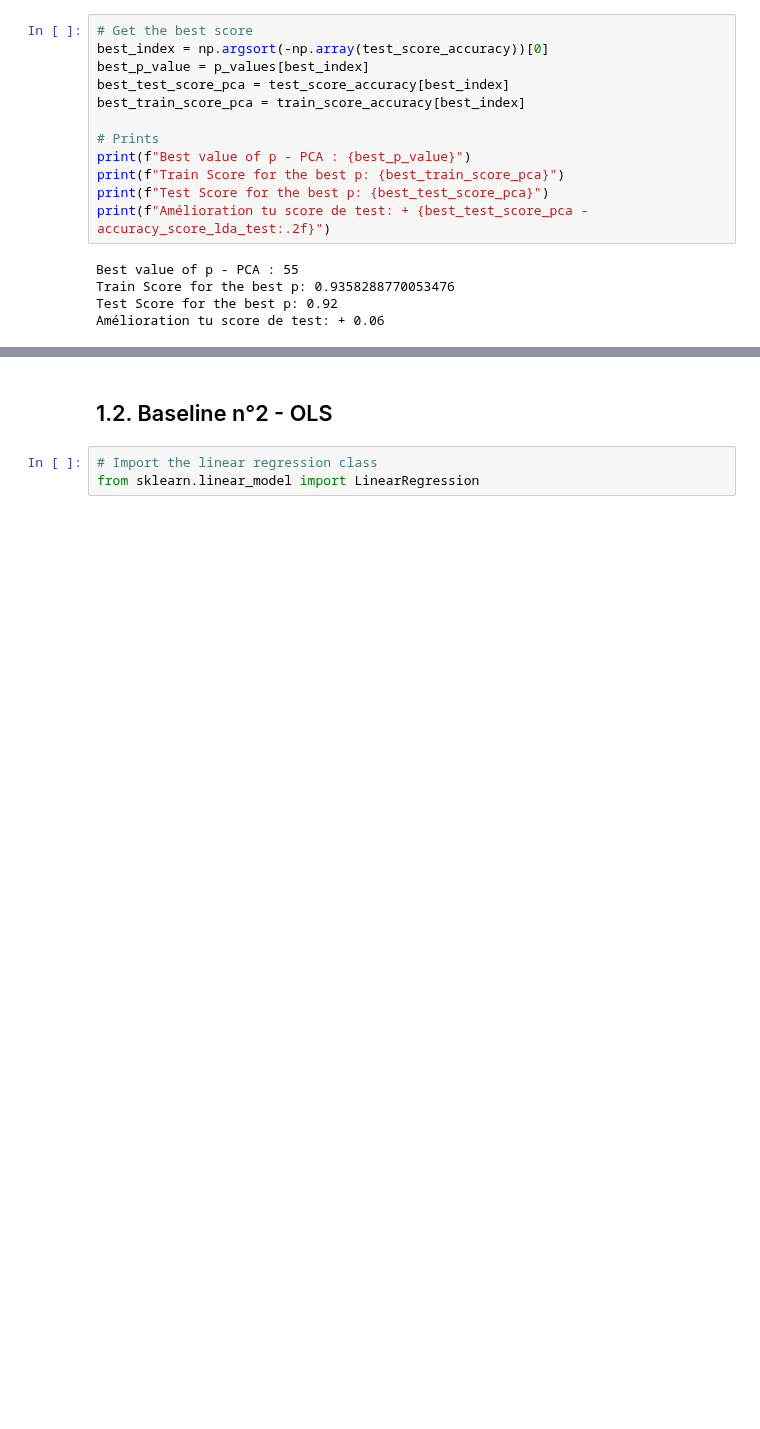
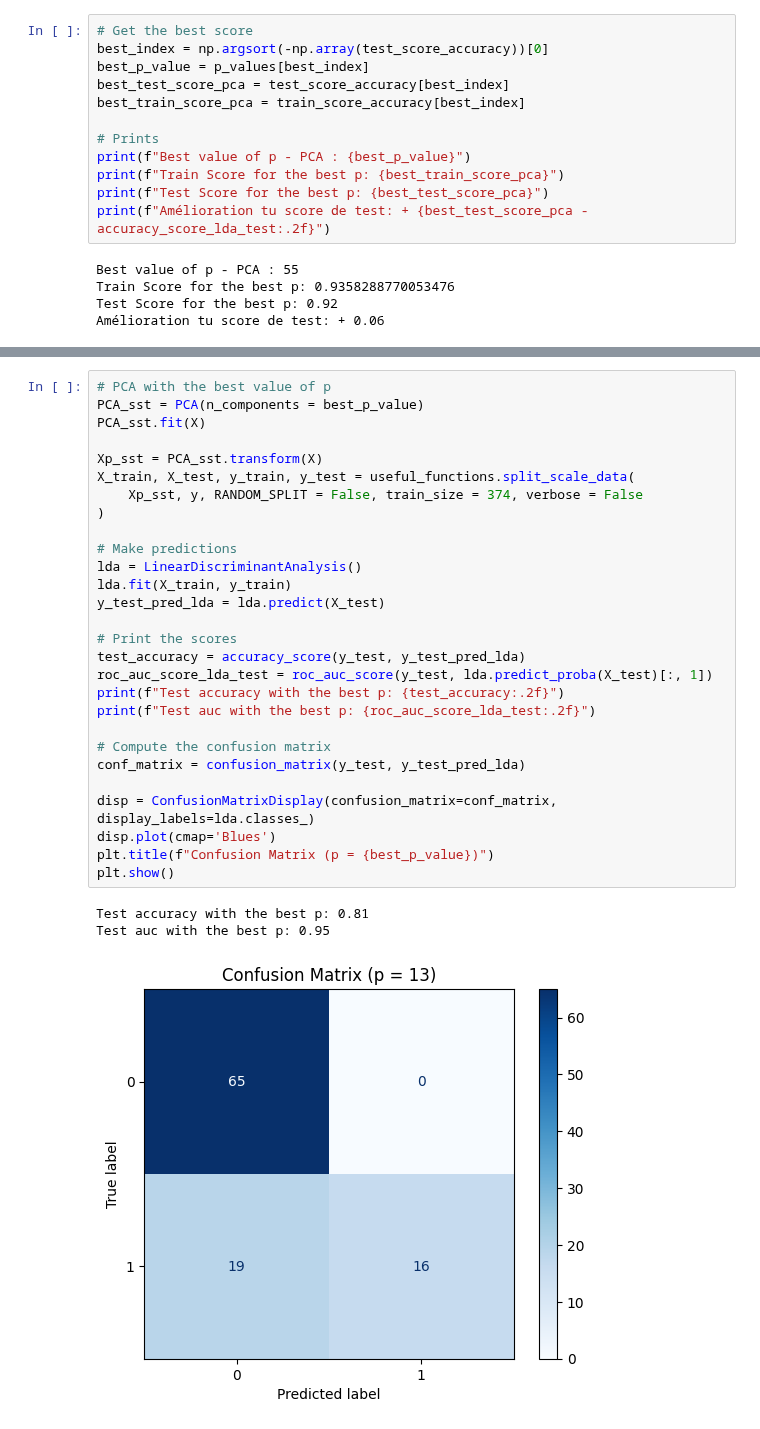
Before and after one commit to odd2022/El-Nino, a Jupyter notebook: 1_month_prediction.ipynb, the cells around one changed output, grey strips where cells are left out. Drawn from its saved outputs; the diff is of its cells as text; blank space fills up the shorter version.

Commit message:
tested scores of a few models

```diff
--- a/1_month_prediction.ipynb
+++ b/1_month_prediction.ipynb
@@ -165,5 +175,32 @@ plt.grid()
-# %% [markdown]
-## 1.2. Baseline n°2 - OLS
-# %%
-# Import the linear regression class
-from sklearn.linear_model import LinearRegression
+# %%
+# PCA with the best value of p
+PCA_sst = PCA(n_components = best_p_value)
+PCA_sst.fit(X)
+
+Xp_sst = PCA_sst.transform(X)
+X_train, X_test, y_train, y_test = useful_functions.split_scale_data(
+    Xp_sst, y, RANDOM_SPLIT = False, train_size = 374, verbose = False
+)
+
+# Make predictions
+lda = LinearDiscriminantAnalysis()
+lda.fit(X_train, y_train)
+y_test_pred_lda = lda.predict(X_test)
+
+# Print the scores
+test_accuracy = accuracy_score(y_test, y_test_pred_lda)
+roc_auc_score_lda_test = roc_auc_score(y_test, lda.predict_proba(X_test)[:, 1])
+print(f"Test accuracy with the best p: {test_accuracy:.2f}")
+print(f"Test auc with the best p: {roc_auc_score_lda_test:.2f}")
+
+# Compute the confusion matrix
+conf_matrix = confusion_matrix(y_test, y_test_pred_lda)
+
+disp = ConfusionMatrixDisplay(confusion_matrix=conf_matrix, display_labels=lda.classes_)
+disp.plot(cmap='Blues')
+plt.title(f"Confusion Matrix (p = {best_p_value})")
+plt.show()
+# %% [output]
+Test accuracy with the best p: 0.81
+Test auc with the best p: 0.95
+[figure, added]
```
Also changed, not shown: parts of 12 cells of this notebook, 9 other files.
